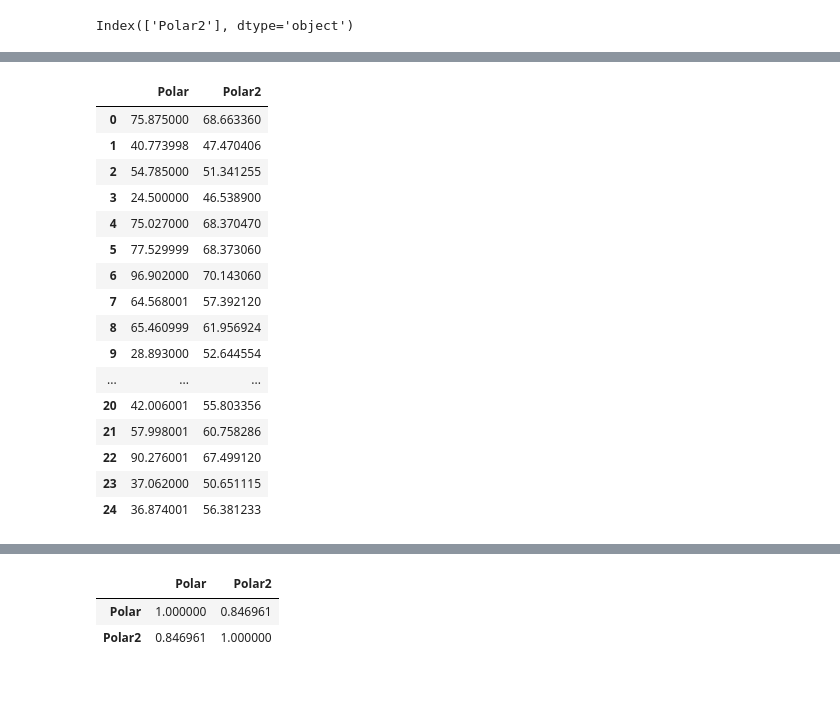
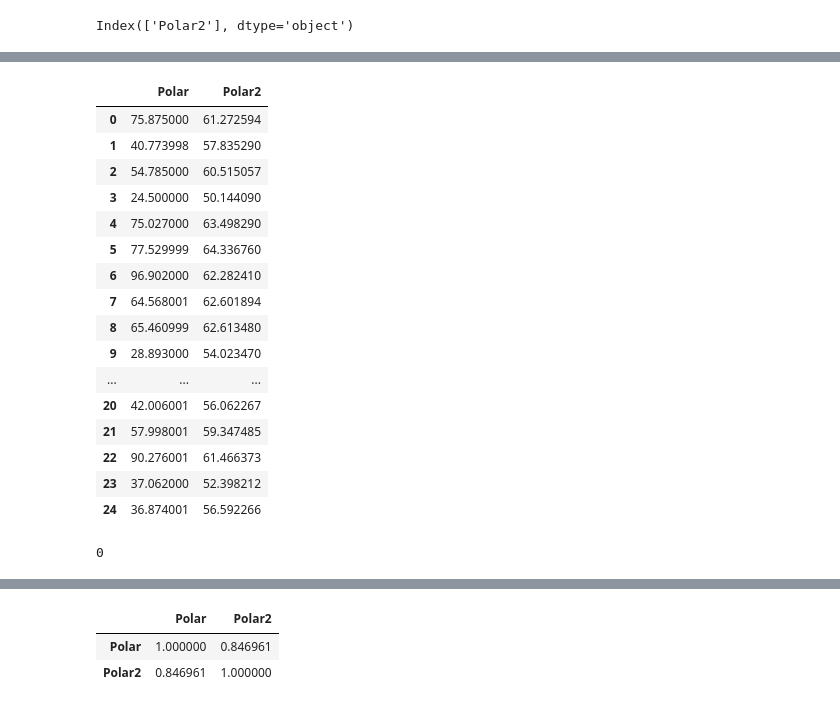
Before and after one commit to tomjeans/predictpolar2, a Jupyter notebook: precidate polar.ipynb, the cells around one changed output, grey strips where cells are left out. Drawn from its saved outputs; the diff is of its cells as text; code cells hidden in the pictures.

```diff
--- a/precidate polar.ipynb
+++ b/precidate polar.ipynb
@@ -699,20 +699,20 @@ result = pd.concat([polarsss, polarss], axis=1)
-# %%
-result
-# %% [output]
-|  | Polar | Polar2 |
-| 0 | 75.875000 | 68.663360 |
-| 1 | 40.773998 | 47.470406 |
-| 2 | 54.785000 | 51.341255 |
-| 3 | 24.500000 | 46.538900 |
-| 4 | 75.027000 | 68.370470 |
-| 5 | 77.529999 | 68.373060 |
-| 6 | 96.902000 | 70.143060 |
-| 7 | 64.568001 | 57.392120 |
-| 8 | 65.460999 | 61.956924 |
-| 9 | 28.893000 | 52.644554 |
-| ... | ... | ... |
-| 20 | 42.006001 | 55.803356 |
-| 21 | 57.998001 | 60.758286 |
-| 22 | 90.276001 | 67.499120 |
-| 23 | 37.062000 | 50.651115 |
-| 24 | 36.874001 | 56.381233 |
+# %%
+result1
+# %% [output]
+|  | Polar | Polar2 |
+| 0 | 75.875000 | 61.272594 |
+| 1 | 40.773998 | 57.835290 |
+| 2 | 54.785000 | 60.515057 |
+| 3 | 24.500000 | 50.144090 |
+| 4 | 75.027000 | 63.498290 |
+| 5 | 77.529999 | 64.336760 |
+| 6 | 96.902000 | 62.282410 |
+| 7 | 64.568001 | 62.601894 |
+| 8 | 65.460999 | 62.613480 |
+| 9 | 28.893000 | 54.023470 |
+| ... | ... | ... |
+| 20 | 42.006001 | 56.062267 |
+| 21 | 57.998001 | 59.347485 |
+| 22 | 90.276001 | 61.466373 |
+| 23 | 37.062000 | 52.398212 |
+| 24 | 36.874001 | 56.592266 |
@@ -718,0 +725,4 @@ result
+# %%
+print (retcode)
+# %% [output]
+0
```
Also changed, not shown: parts of 44 cells of this notebook, 26 other files.
